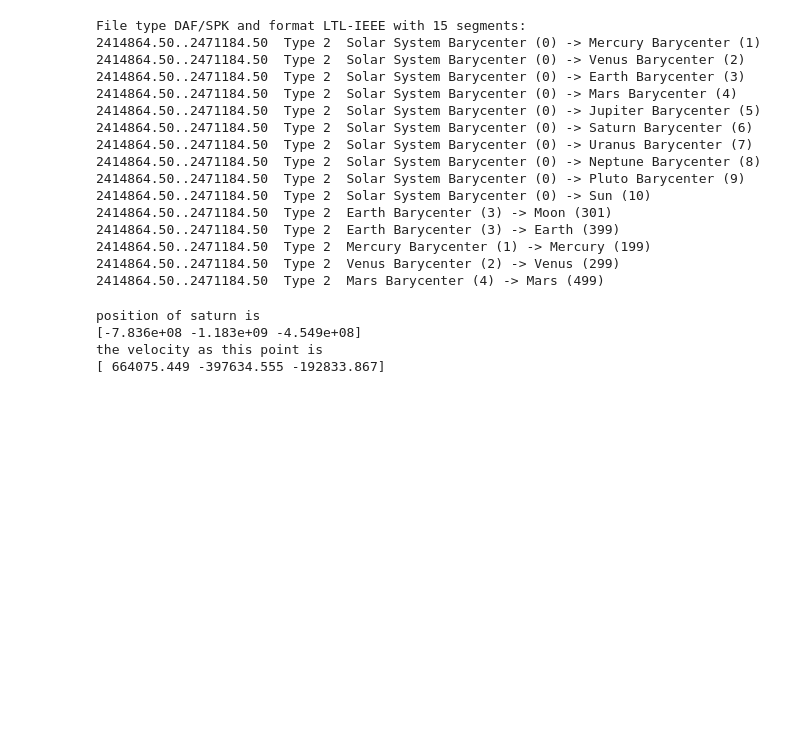
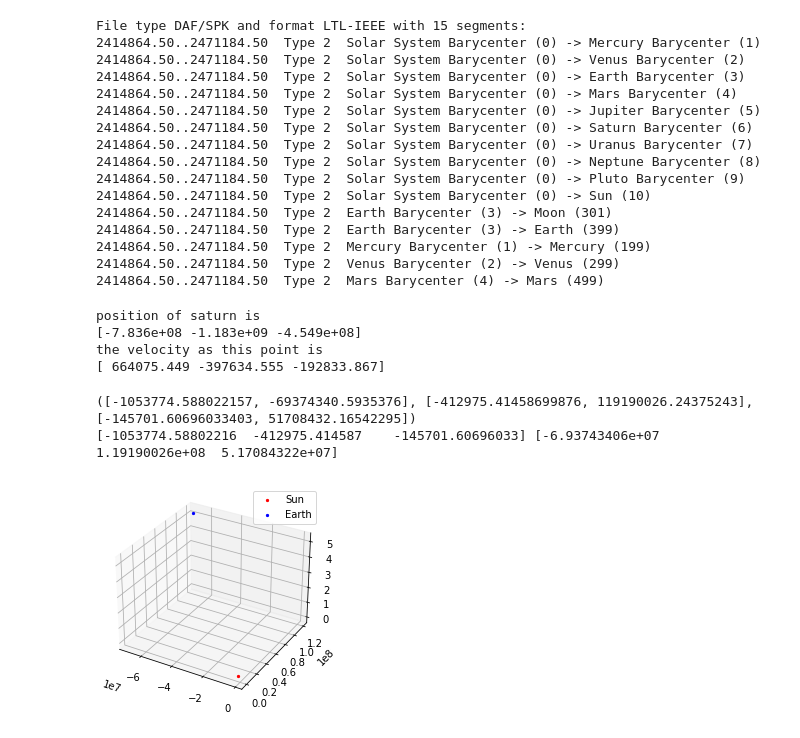
Before and after one commit to suannlim/msci_spaceclocks, a Jupyter notebook: ephemeris.ipynb, the cells around one changed output. Drawn from its saved outputs; the diff is of its cells as text; code cells hidden in the pictures; blank space fills up the shorter version.

```diff
--- a/ephemeris.ipynb
+++ b/ephemeris.ipynb
@@ -59,0 +81,43 @@ the velocity as this point is
+# %%
+# extract sun and earth position on Jan 18th 2000 and plot on a 2D map
+# write function of gravitational potential and plot a plt.imshow of the grav potential everywhere within the range of the orbit, caused
+# the combination of gravitational potential from both the sun and the earth
+
+import astropy
+from astropy.time import Time
+from astropy import units as u
+
+# time package allows you to convert normal date and time to julian date
+t = Time("2000-01-18 11:00")
+t_jd = t.jd # converts to julian date
+
+# find position of earth and sun at this time and converting to AU
+sun_position = kernel[0,10].compute(t.jd)
+earth_position = kernel[0,3].compute(t.jd)
+
+# append to positions array
+positions = position_array((sun_position, earth_position), "3d")
+print(positions)
+
+
+
+
+
+print(sun_position, earth_position)
+# %% [output]
+([-1053774.588022157, -69374340.5935376], [-412975.41458699876, 119190026.24375243], [-145701.60696033403, 51708432.16542295])
+[-1053774.58802216  -412975.414587    -145701.60696033] [-6.93743406e+07  1.19190026e+08  5.17084322e+07]
+# %%
+# plot 3d position
+
+from mpl_toolkits.mplot3d import Axes3D
+
+
+fig = plt.figure()
+ax = fig.add_subplot(projection = '3d')
+ax.scatter(positions[0][0], positions[1][0], positions[2][0], c = 'red', marker = ".", label = "Sun")
+ax.scatter(positions[0][1], positions[1][1], positions[2][1], c = 'blue', marker = ".", label = "Earth")
+plt.legend()
+plt.show()
+# %% [output]
+[figure, added]
```
Also changed, not shown: parts of 7 cells of this notebook, 1 other file.
